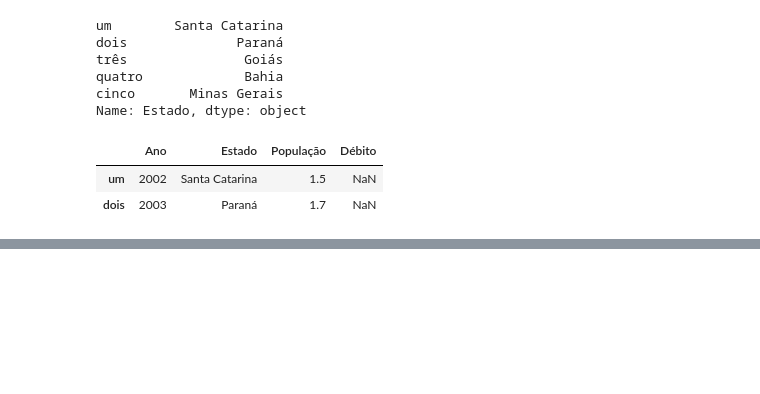
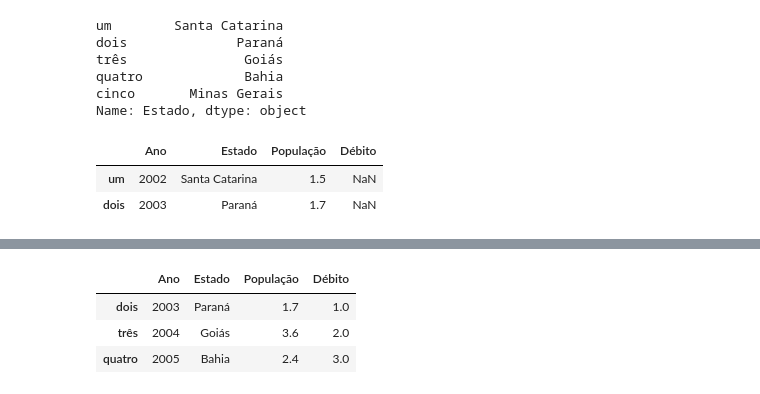
Before and after one commit to lunarti/kernels-datascience, a Jupyter notebook: data/pandas.ipynb, the cells around one changed output, grey strips where cells are left out. Saved outputs shown, nothing was run; the diff lists cells and outputs as text; code cells hidden in the pictures; blank space fills up the shorter version.

```diff
--- a/data/pandas.ipynb
+++ b/data/pandas.ipynb
@@ -208,0 +240,7 @@ frame2[:2]
+# %%
+frame2['dois':'quatro']
+# %% [output]
+|  | Ano | Estado | População | Débito |
+| dois | 2003 | Paraná | 1.7 | 1.0 |
+| três | 2004 | Goiás | 3.6 | 2.0 |
+| quatro | 2005 | Bahia | 2.4 | 3.0 |
```
Also changed, not shown: parts of 6 cells of this notebook.
